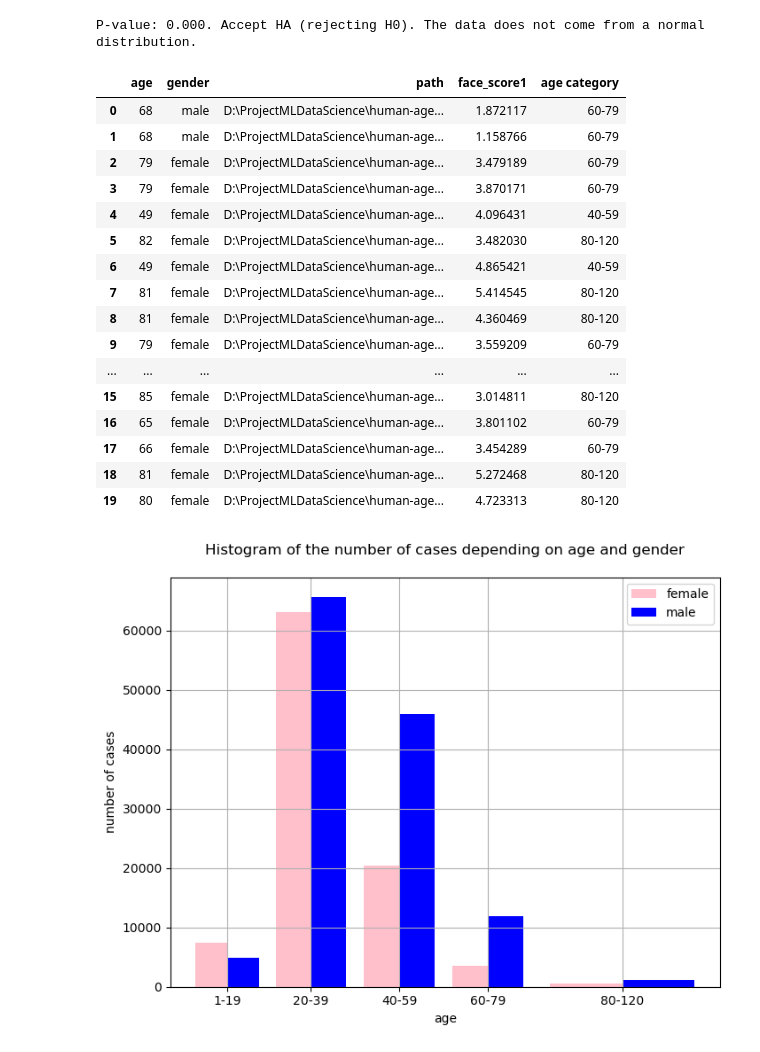
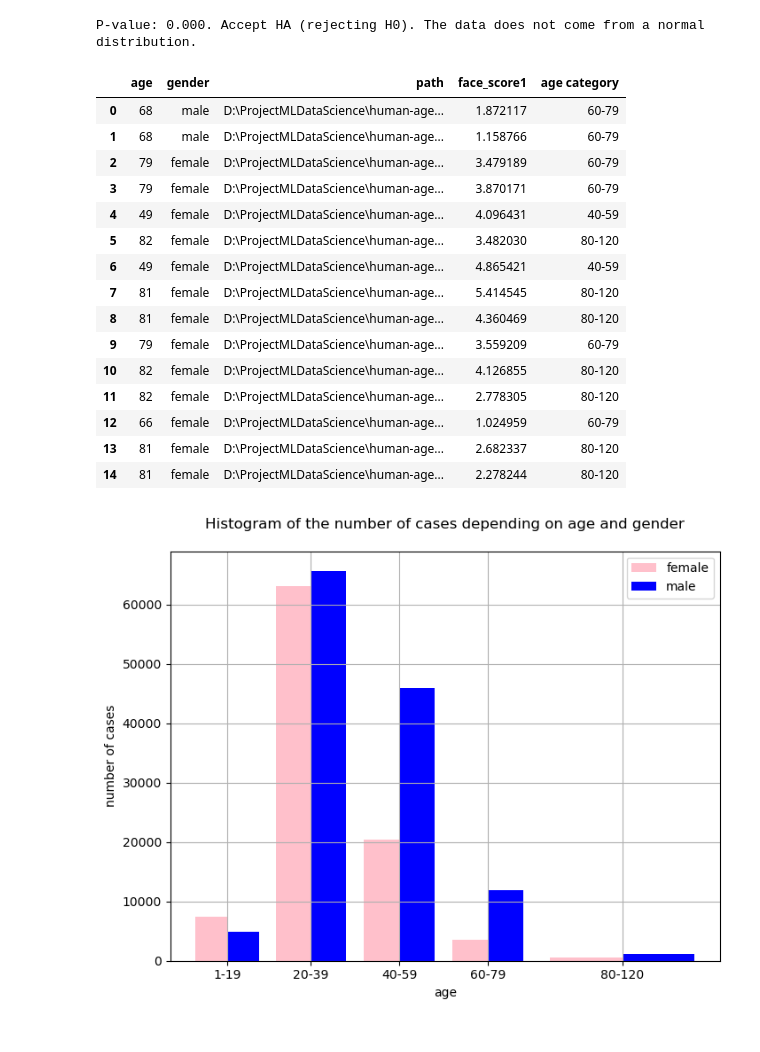
Before and after one commit to eggwhat/age-detection, a Jupyter notebook: train/exploratory_data_analysis/exploratory_data_analysis.ipynb, the cells around one changed output. Cells and saved outputs as stored; diff of their text form; code cells hidden in the pictures.

```diff
--- a/train/exploratory_data_analysis/exploratory_data_analysis.ipynb
+++ b/train/exploratory_data_analysis/exploratory_data_analysis.ipynb
@@ -387,30 +373,29 @@ P-value: 0.000. Accept HA (rejecting H0). The data does not come from a normal d
 # %%
 # Create an 'age category' column to illustrate and divide the number of faces with a given detected age into groups
 
 df_metadata_with_agecategory = df_metadata[['age', 'gender', 'path', 'face_score1']]
 
 bins = [1, 19, 39, 59, 79, 120] # Define age category boundaries
 labels = ['1-19', '20-39', '40-59', '60-79', '80-120'] # Define labels for each age category
 df_metadata_with_agecategory['age category'] = pd.cut(df_metadata_with_agecategory['age'], bins=bins, labels=labels, right=True) # Add a new column 'age category' to the DataFrame
-pd.DataFrame(df_metadata_with_agecategory[:20])
+pd.DataFrame(df_metadata_with_agecategory[:15])
 # %% [output]
 |  | age | gender | path | face_score1 | age category |
 | 0 | 68 | male | D:\ProjectMLDataScience\human-age... | 1.872117 | 60-79 |
 | 1 | 68 | male | D:\ProjectMLDataScience\human-age... | 1.158766 | 60-79 |
 | 2 | 79 | female | D:\ProjectMLDataScience\human-age... | 3.479189 | 60-79 |
 | 3 | 79 | female | D:\ProjectMLDataScience\human-age... | 3.870171 | 60-79 |
 | 4 | 49 | female | D:\ProjectMLDataScience\human-age... | 4.096431 | 40-59 |
 | 5 | 82 | female | D:\ProjectMLDataScience\human-age... | 3.482030 | 80-120 |
 | 6 | 49 | female | D:\ProjectMLDataScience\human-age... | 4.865421 | 40-59 |
 | 7 | 81 | female | D:\ProjectMLDataScience\human-age... | 5.414545 | 80-120 |
 | 8 | 81 | female | D:\ProjectMLDataScience\human-age... | 4.360469 | 80-120 |
 | 9 | 79 | female | D:\ProjectMLDataScience\human-age... | 3.559209 | 60-79 |
-| ... | ... | ... | ... | ... | ... |
-| 15 | 85 | female | D:\ProjectMLDataScience\human-age... | 3.014811 | 80-120 |
-| 16 | 65 | female | D:\ProjectMLDataScience\human-age... | 3.801102 | 60-79 |
-| 17 | 66 | female | D:\ProjectMLDataScience\human-age... | 3.454289 | 60-79 |
-| 18 | 81 | female | D:\ProjectMLDataScience\human-age... | 5.272468 | 80-120 |
-| 19 | 80 | female | D:\ProjectMLDataScience\human-age... | 4.723313 | 80-120 |
+| 10 | 82 | female | D:\ProjectMLDataScience\human-age... | 4.126855 | 80-120 |
+| 11 | 82 | female | D:\ProjectMLDataScience\human-age... | 2.778305 | 80-120 |
+| 12 | 66 | female | D:\ProjectMLDataScience\human-age... | 1.024959 | 60-79 |
+| 13 | 81 | female | D:\ProjectMLDataScience\human-age... | 2.682337 | 80-120 |
+| 14 | 81 | female | D:\ProjectMLDataScience\human-age... | 2.278244 | 80-120 |
 # %%
 women_age = df_metadata_with_agecategory.loc[df_metadata_with_agecategory['gender'] == 'female', 'age']
 men_age = df_metadata_with_agecategory.loc[df_metadata_with_agecategory['gender'] == 'male', 'age']
```
Also changed, not shown: parts of 15 cells of this notebook.
